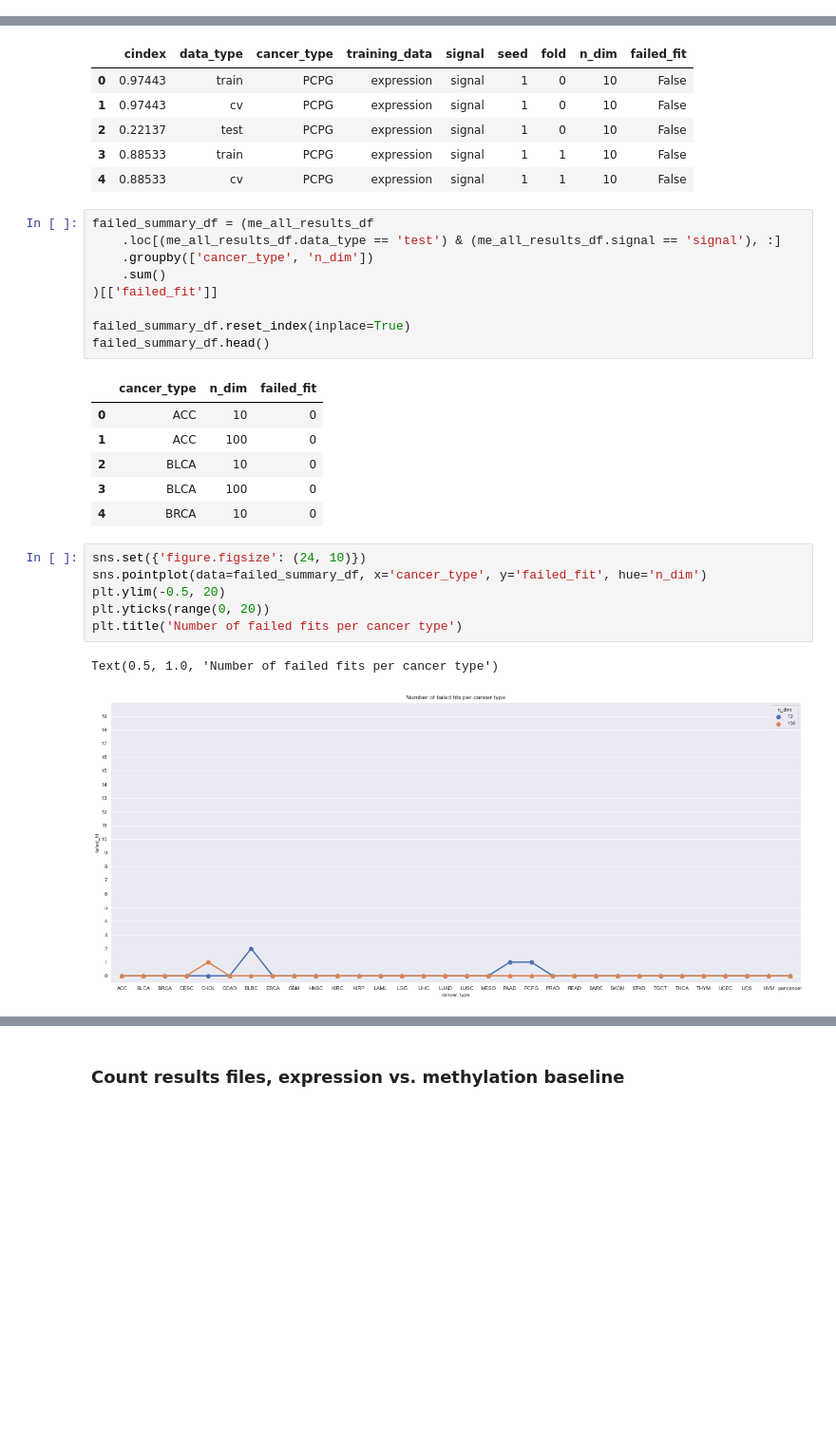
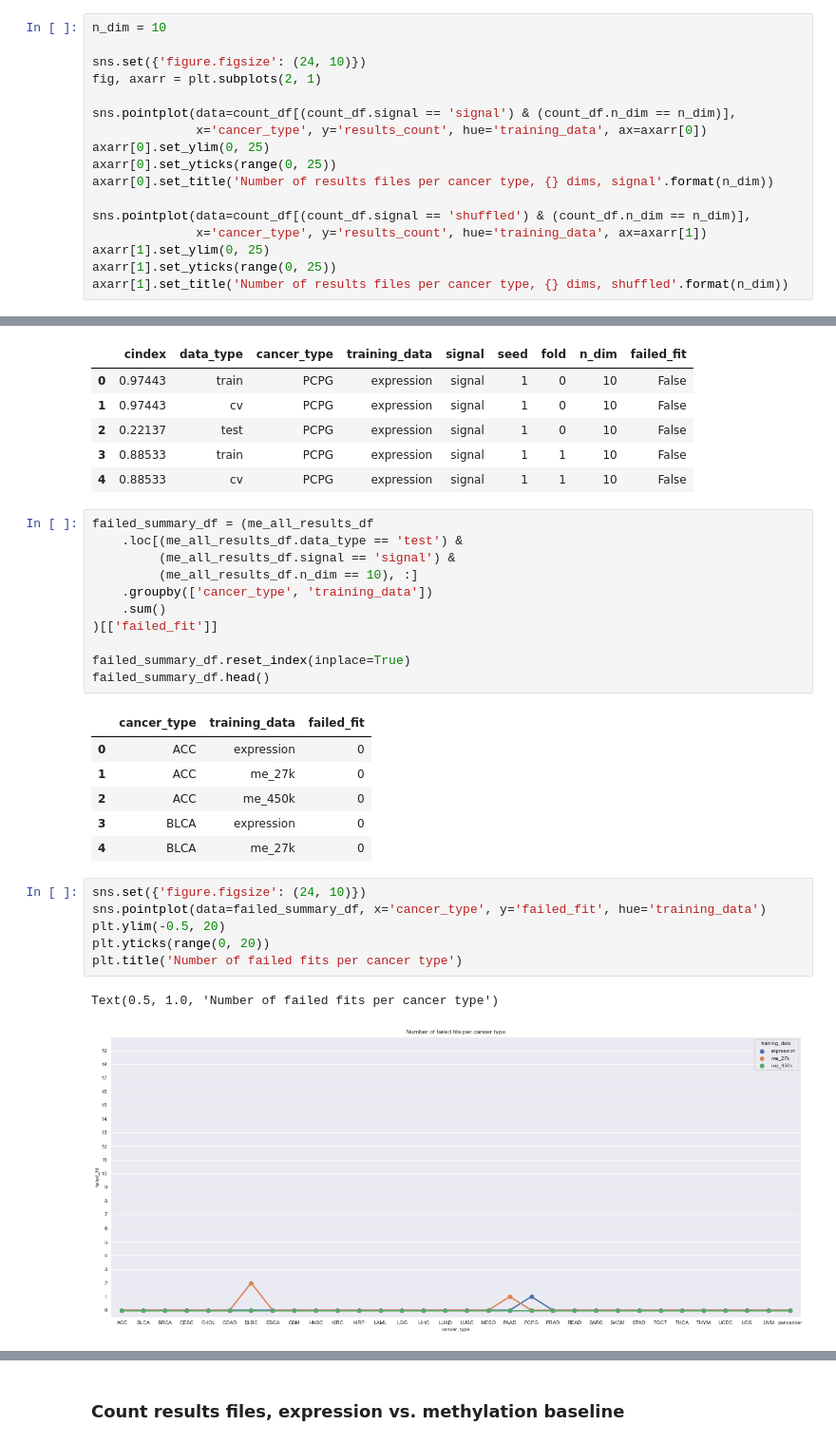
Before and after one commit to greenelab/mpmp, a Jupyter notebook: 06_predict_survival/survival_results_qc.ipynb, the cells around one changed output, grey strips where cells are left out. Shown at 95% size. Cells and saved outputs as stored; diff of their text form; blank space fills up the shorter version.

Commit message:
add all data run to QC notebook, mostly looks good

```diff
--- a/06_predict_survival/survival_results_qc.ipynb
+++ b/06_predict_survival/survival_results_qc.ipynb
@@ -103,0 +162,17 @@ Text(0.5, 1.0, 'Number of results files per cancer type, 10 dims, shuffled')
+# %%
+n_dim = 10
+
+sns.set({'figure.figsize': (24, 10)})
+fig, axarr = plt.subplots(2, 1)
+
+sns.pointplot(data=count_df[(count_df.signal == 'signal') & (count_df.n_dim == n_dim)],
+              x='cancer_type', y='results_count', hue='training_data', ax=axarr[0])
+axarr[0].set_ylim(0, 25)
+axarr[0].set_yticks(range(0, 25))
+axarr[0].set_title('Number of results files per cancer type, {} dims, signal'.format(n_dim))
+
+sns.pointplot(data=count_df[(count_df.signal == 'shuffled') & (count_df.n_dim == n_dim)],
+              x='cancer_type', y='results_count', hue='training_data', ax=axarr[1])
+axarr[1].set_ylim(0, 25)
+axarr[1].set_yticks(range(0, 25))
+axarr[1].set_title('Number of results files per cancer type, {} dims, shuffled'.format(n_dim))
@@ -119,26 +197,28 @@ me_all_results_df.head()
 | 4 | 0.88533 | cv | PCPG | expression | signal | 1 | 1 | 10 | False |
 # %%
 failed_summary_df = (me_all_results_df
-    .loc[(me_all_results_df.data_type == 'test') & (me_all_results_df.signal == 'signal'), :]
-    .groupby(['cancer_type', 'n_dim'])
+    .loc[(me_all_results_df.data_type == 'test') &
+         (me_all_results_df.signal == 'signal') &
+         (me_all_results_df.n_dim == 10), :]
+    .groupby(['cancer_type', 'training_data'])
     .sum()
 )[['failed_fit']]
 
 failed_summary_df.reset_index(inplace=True)
 failed_summary_df.head()
 # %% [output]
-|  | cancer_type | n_dim | failed_fit |
-| 0 | ACC | 10 | 0 |
-| 1 | ACC | 100 | 0 |
-| 2 | BLCA | 10 | 0 |
-| 3 | BLCA | 100 | 0 |
-| 4 | BRCA | 10 | 0 |
+|  | cancer_type | training_data | failed_fit |
+| 0 | ACC | expression | 0 |
+| 1 | ACC | me_27k | 0 |
+| 2 | ACC | me_450k | 0 |
+| 3 | BLCA | expression | 0 |
+| 4 | BLCA | me_27k | 0 |
 # %%
 sns.set({'figure.figsize': (24, 10)})
-sns.pointplot(data=failed_summary_df, x='cancer_type', y='failed_fit', hue='n_dim')
+sns.pointplot(data=failed_summary_df, x='cancer_type', y='failed_fit', hue='training_data')
 plt.ylim(-0.5, 20)
 plt.yticks(range(0, 20))
 plt.title('Number of failed fits per cancer type')
 # %% [output]
 Text(0.5, 1.0, 'Number of failed fits per cancer type')
-[figure, old version]
+[figure, new version]
```
Also changed, not shown: parts of 18 cells of this notebook.
